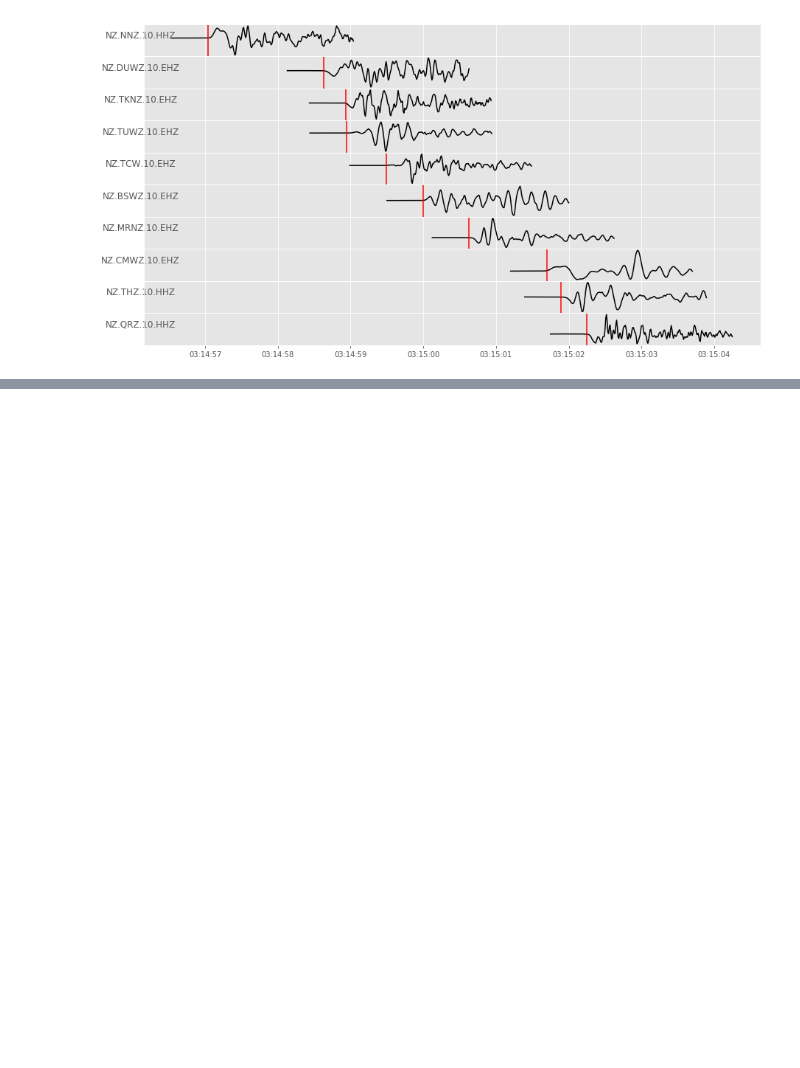
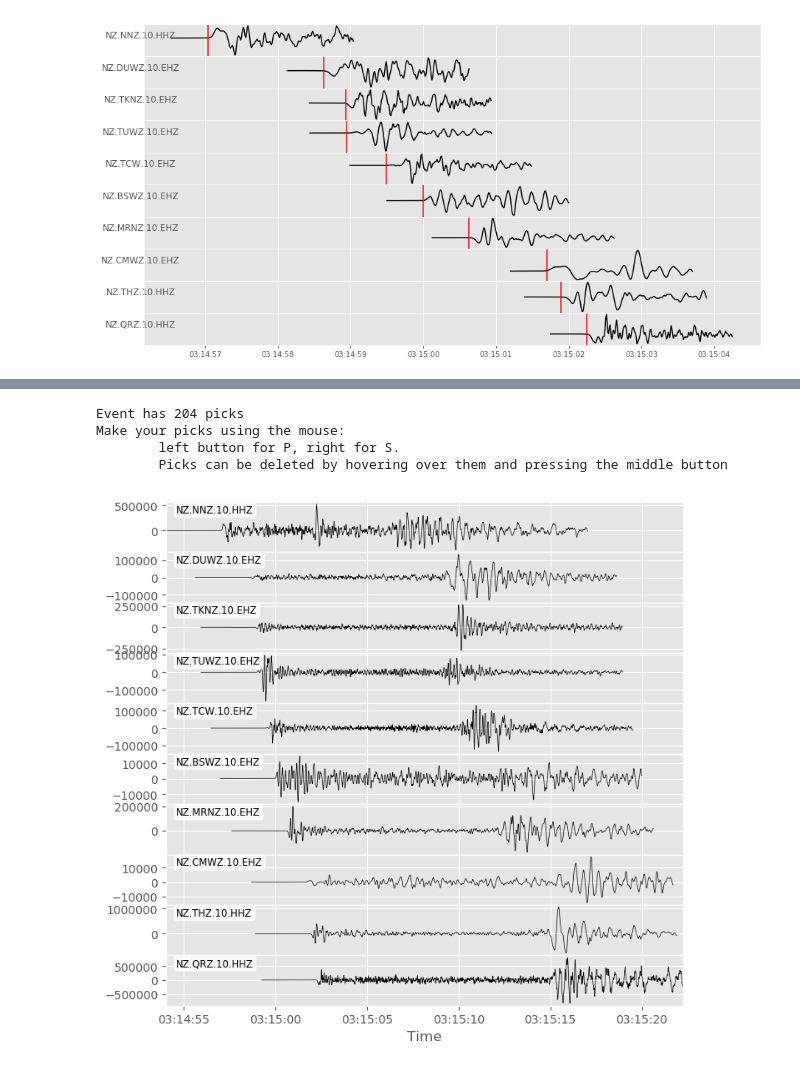
Before and after one commit to calum-chamberlain/GPHS445_notebooks, a Jupyter notebook: 4_Building_a_catalog/2_Phase_Picking.ipynb, the cells around one changed output, grey strips where cells are left out. Cells and saved outputs as stored; diff of their text form; code cells hidden in the pictures; blank space fills up the shorter version.

Commit message:
I wrote a picker!

```diff
--- a/4_Building_a_catalog/2_Phase_Picking.ipynb
+++ b/4_Building_a_catalog/2_Phase_Picking.ipynb
@@ -121,0 +111,53 @@ seismic_picker(st, plot_width=1000)
+# %%
+from seismic_picker import seismic_picker
+# note that you need to be in the directory that seismic_picker.py is located
+from obspy.clients.fdsn import Client
+
+from obspy import Stream
+from obspy.core.event import ResourceIdentifier
+from obspy.clients.fdsn import Client
+
+event_id = "2018p546311"
+
+client = Client("GEONET")
+cat = client.get_events(eventid=event_id)
+event = cat[0]
+print("Event has {0} picks".format(len(event.picks)))
+# We will remove the picks from strong motion sites, they often have poor timing
+event.picks = [p for p in event.picks
+               if p.waveform_id.channel_code[0] != "B"]
+
+# Lets just look at the first five picks
+picks = sorted(event.picks, key=lambda p: p.time)[0:10]
+
+st = Stream()
+for pick in picks:
+    tr = client.get_waveforms(
+        network=pick.waveform_id.network_code,
+        station=pick.waveform_id.station_code,
+        location=pick.waveform_id.location_code,
+        channel=pick.waveform_id.channel_code[0:-1] + "?",
+        starttime=pick.time - 3,
+        endtime=pick.time + 20)
+    tr.trim(pick.time - 3, pick.time +20)
+    st += tr
+st.merge().sort(["starttime"])
+
+# Note that you can do some pre-processing, such as filtered, before calling the
+# picking applet.  You can also give it the GeoNet event to plot their picks and
+# edit those.
+
+picked_event = seismic_picker(st)
+# Because this event already has an ID number, you can add that in to the event
+# to help you keep track of things:
+picked_event.resource_id = ResourceIdentifier(id=event_id)
+
+# You will want to save your picks after you are done. To do that use something like:
+picked_event.write("{0}_picked.xml".format(event_id), format="QUAKEML")
+# Note you should try and keep the event ID in the filename
+# %% [output]
+Event has 204 picks
+Make your picks using the mouse:
+        left button for P, right for S.
+        Picks can be deleted by hovering over them and pressing the middle button
+[figure, added]
```
Also changed, not shown: parts of 5 cells of this notebook, 1 other file.
